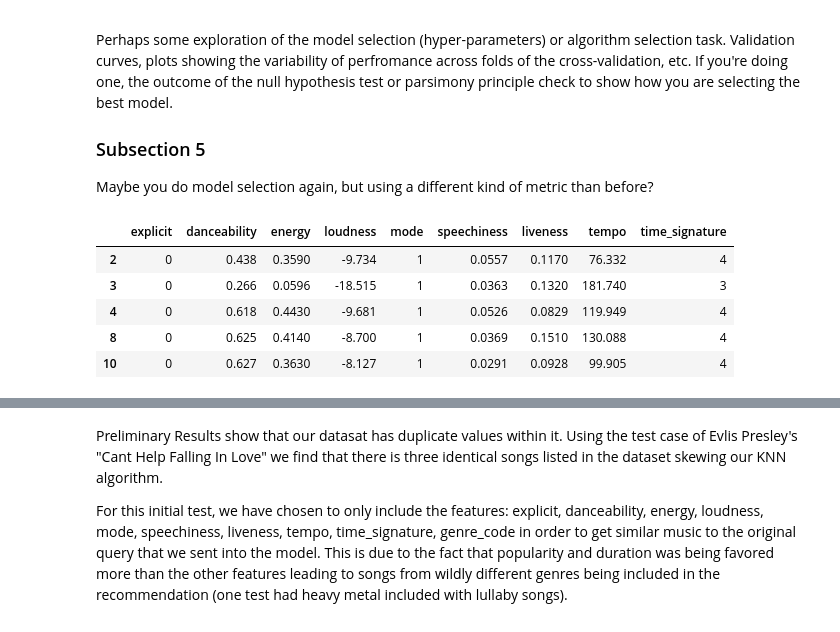
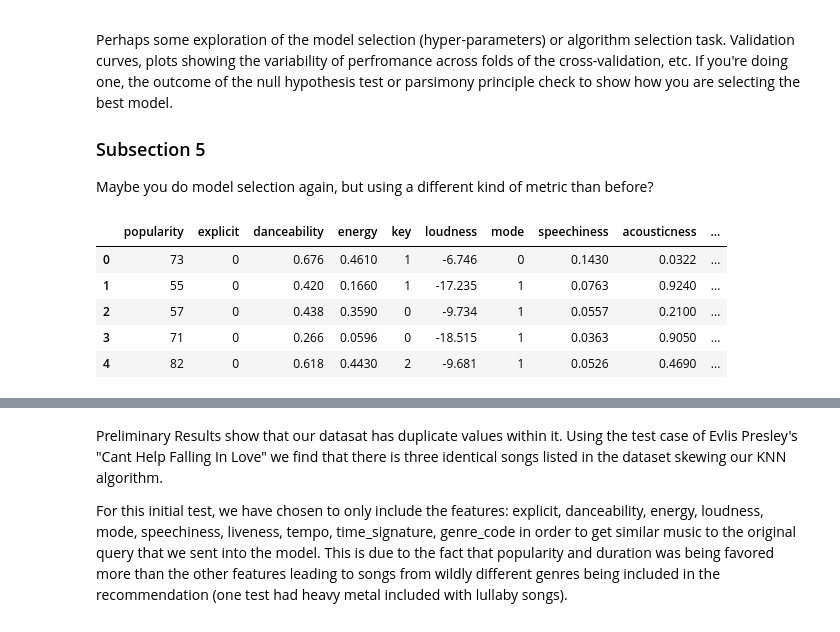
Before and after one commit to COGS118A/Group025-Wi23, a Jupyter notebook: FinalProjectGroup025-Wi23.ipynb, the cells around one changed output, grey strips where cells are left out. Drawn from its saved outputs; the diff is of its cells as text; code cells hidden in the pictures.

```diff
--- a/FinalProjectGroup025-Wi23.ipynb
+++ b/FinalProjectGroup025-Wi23.ipynb
@@ -127,8 +127,10 @@ df.head()
 | 4 | 4 | 5vjLSffimiIP26QG5WcN2K | Chord Overstreet | Hold On | Hold On | 82 | 198853 | False | ... |
 5 rows × 21 columns
 # %%
-df = df.drop_duplicates(subset=['track_id'], keep='last')
-df = df.drop(columns=['Unnamed: 0','track_id', 'album_name'], axis=1)
+df['combined'] = df['artists'] + df['track_name']
 df.head()
+df = df.drop_duplicates(subset=['combined'], keep='first')
+df = df.drop(columns=['Unnamed: 0','track_id', 'album_name', 'combined'], axis=1)
+df.head()
 # %% [output]
 |  | artists | track_name | popularity | duration_ms | explicit | danceability | energy | key | loudness | ... |
@@ -202,12 +204,13 @@ df['genre_code'] = encoder.fit_transform(df['track_genre'])
 #df = df.join(genredf)
 #df = df.join(artistdf)
 # %%
-predf = df.drop(columns = ['artists', 'popularity','track_genre','track_name','valence','instrumentalness','acousticness','duration_ms', 'key','genre_code'], axis = 1)
+predf = df.drop(columns = ['artists','popularity','track_genre','track_name','instrumentalness', 'duration_ms'], axis = 1)
+preprocessing.normalize(predf, norm='l2')
 predf.head()
 # %% [output]
-|  | explicit | danceability | energy | loudness | mode | speechiness | liveness | tempo | time_signature |
-| 2 | 0 | 0.438 | 0.3590 | -9.734 | 1 | 0.0557 | 0.1170 | 76.332 | 4 |
-| 3 | 0 | 0.266 | 0.0596 | -18.515 | 1 | 0.0363 | 0.1320 | 181.740 | 3 |
-| 4 | 0 | 0.618 | 0.4430 | -9.681 | 1 | 0.0526 | 0.0829 | 119.949 | 4 |
-| 8 | 0 | 0.625 | 0.4140 | -8.700 | 1 | 0.0369 | 0.1510 | 130.088 | 4 |
-| 10 | 0 | 0.627 | 0.3630 | -8.127 | 1 | 0.0291 | 0.0928 | 99.905 | 4 |
+|  | popularity | explicit | danceability | energy | key | loudness | mode | speechiness | acousticness | ... |
+| 0 | 73 | 0 | 0.676 | 0.4610 | 1 | -6.746 | 0 | 0.1430 | 0.0322 | ... |
+| 1 | 55 | 0 | 0.420 | 0.1660 | 1 | -17.235 | 1 | 0.0763 | 0.9240 | ... |
+| 2 | 57 | 0 | 0.438 | 0.3590 | 0 | -9.734 | 1 | 0.0557 | 0.2100 | ... |
+| 3 | 71 | 0 | 0.266 | 0.0596 | 0 | -18.515 | 1 | 0.0363 | 0.9050 | ... |
+| 4 | 82 | 0 | 0.618 | 0.4430 | 2 | -9.681 | 1 | 0.0526 | 0.4690 | ... |
```
Also changed, not shown: parts of 5 cells of this notebook.
